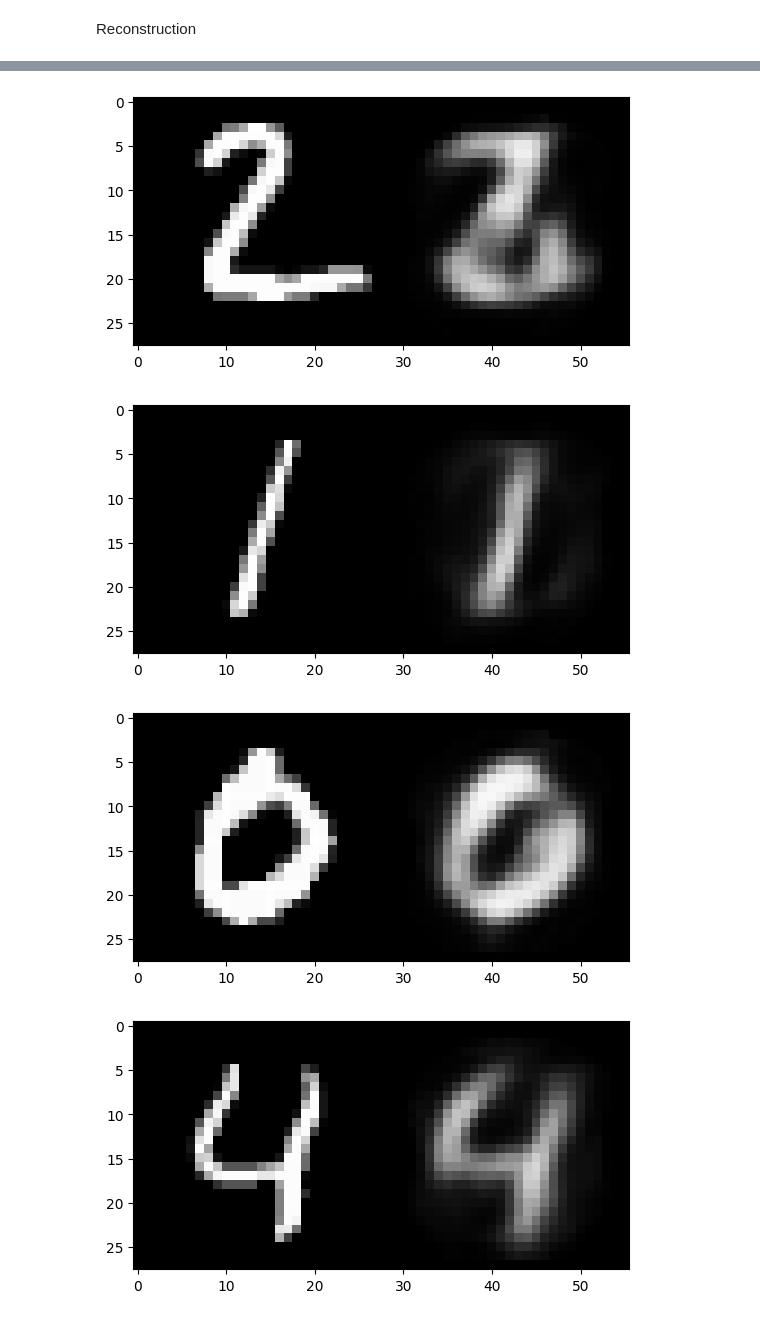
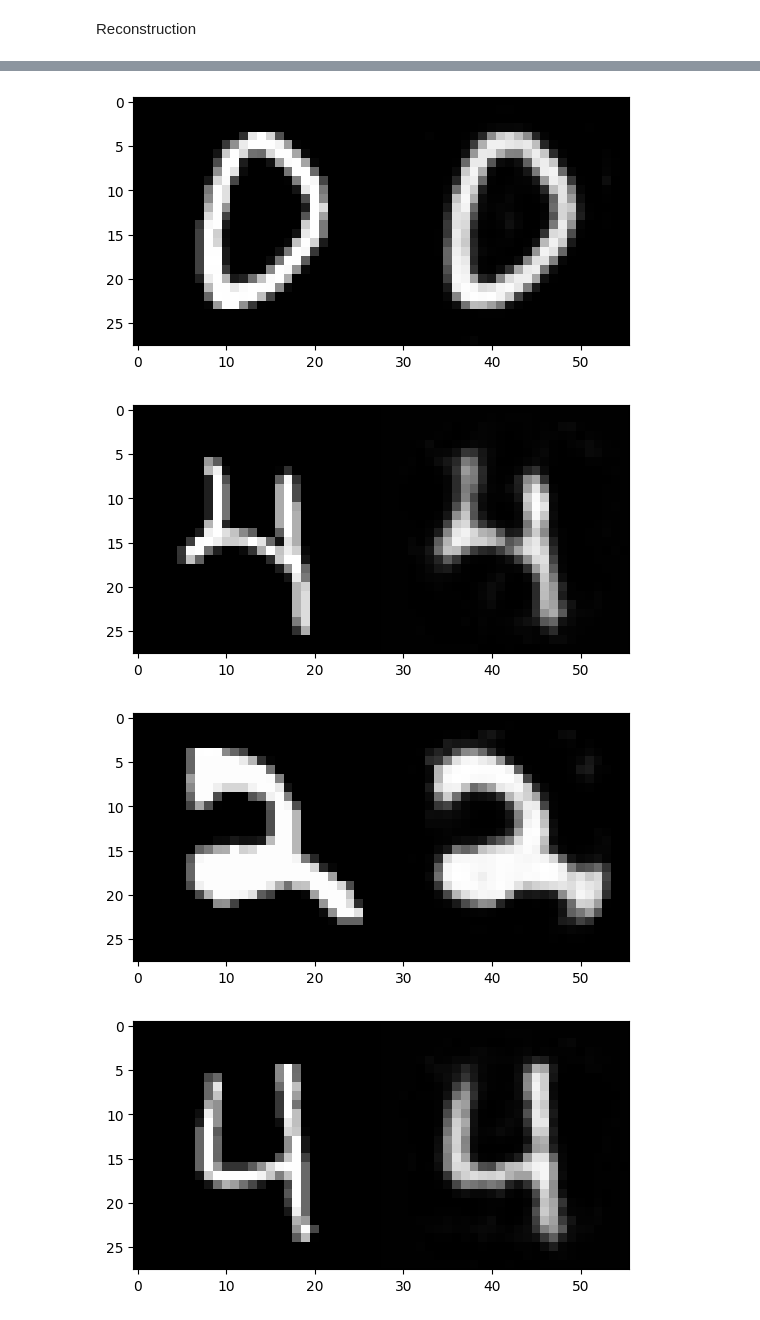
Before and after one commit to Monthlyaway/Vision-Projects, a Jupyter notebook: VAE/Shallow-Autoencoder.ipynb, the cells around one changed output, grey strips where cells are left out. Saved outputs shown, nothing was run; the diff lists cells and outputs as text; code cells hidden in the pictures.

Commit message:
Add: Deep autoencoder
- But failed to implement layer wise pretraining

```diff
--- a/VAE/AutoEncoder.ipynb
+++ b/VAE/Shallow-Autoencoder.ipynb
@@ -46,6 +145,7 @@ class ShallowAutoencoder(AbstractAutoencoder):
 # %%
 from torchinfo import summary
 
-model = ShallowAutoencoder(input_dim=784, hidden_dim=30, output_dim=10)
+# model = ShallowAutoencoder(input_dim=784, hidden_dim=30, output_dim=10)
+model = DeepAutoencoder(dims=[784, 128, 64])
 summary(model=model, input_size=(56, 1, 784))
 # %% [output]
@@ -69,31 +158,12 @@ Estimated Total Size (MB): 0.29
-# %%
-from torchvision import datasets
-from torch.utils.data import Dataset, DataLoader
-import torchvision.transforms.v2 as transforms
-
-train_transforms = transforms.Compose([
-    transforms.ToTensor(),
-    transforms.Lambda(lambda x: x.view(-1))
-])
-
-test_transforms = train_transforms
-
-
-# load MNIST dataset
-trainset = datasets.MNIST(root='/home/sledge/datasets', train=True, download=True, transform= train_transforms)
-testset = datasets.MNIST(root='/home/sledge/datasets', train=False, download=True, transform=test_transforms)
-
-train_loader = DataLoader(trainset, batch_size=32, shuffle=True)
-test_loader = DataLoader(testset, batch_size=32, shuffle=False)
 # %% [markdown]
 Test on grayscale image from MNIST.
 # %%
 from tqdm import tqdm
 
-def train(model, loss_fn, optimizer, train_loader, test_loader):
-    for epoch in range(5):
+def train(model, loss_fn, optimizer, train_loader, test_loader, num_epochs=5):
+    for epoch in range(num_epochs):
         model.train()
-        for images, _ in (pbar := tqdm(train_loader, desc="Train")):
+        for images, _ in (pbar := tqdm(train_loader, desc=f"Train epoch {epoch}")):
             images = images.to(device)
             outputs = model(images)
             loss = loss_fn(outputs, images)
@@ -105,7 +175,7 @@ def train(model, loss_fn, optimizer, train_loader, test_loader):
         model.eval()
         test_loss = 0
         with torch.no_grad():
-            for images, _ in (pbar := tqdm(test_loader, desc="Test")):
+            for images, _ in (pbar := tqdm(test_loader, desc=f"Test epoch {epoch}")):
                 images = images.to(device)
                 outputs = model(images)
                 test_loss = loss_fn(outputs, images)
@@ -114,17 +184,18 @@ def train(model, loss_fn, optimizer, train_loader, test_loader):
 from torch.optim import Adam
 
 loss_fn = nn.MSELoss()
-model = ShallowAutoencoder(input_dim=784, hidden_dim=30, output_dim=784).to(device)
-optimizer = Adam(model.parameters(), lr=1e-3)
+# model = ShallowAutoencoder(input_dim=784, hidden_dim=30, output_dim=784).to(device)
+model = DeepAutoencoder(dims=[784, 128, 64]).to(device)
+optimizer = Adam(model.parameters(), lr=1e-3, weight_decay=1e-5)
 
-train(model, loss_fn, optimizer, train_loader, test_loader)
+train(model, loss_fn, optimizer, train_loader, test_loader, num_epochs=15)
 # %% [markdown]
 Reconstruction
 # %%
 def reconstruct(model, test_loader, n=10):
     model.eval()
     with torch.no_grad():
-        for images, _ in (pbar := tqdm(test_loader, desc="Reconstruct")):
+        for images, _ in (test_loader):
             images = images.to(device)
             outputs = model(images)
             for i in range(n):
@@ -140,4 +211,4 @@ reconstruct(model, test_loader, n = 10)
-[figure, old version]
+[figure, new version]
-[figure, old version]
+[figure, new version]
-[figure, old version]
+[figure, new version]
-[figure, old version]
+[figure, new version]
```
Also changed, not shown: parts of 6 cells of this notebook.
